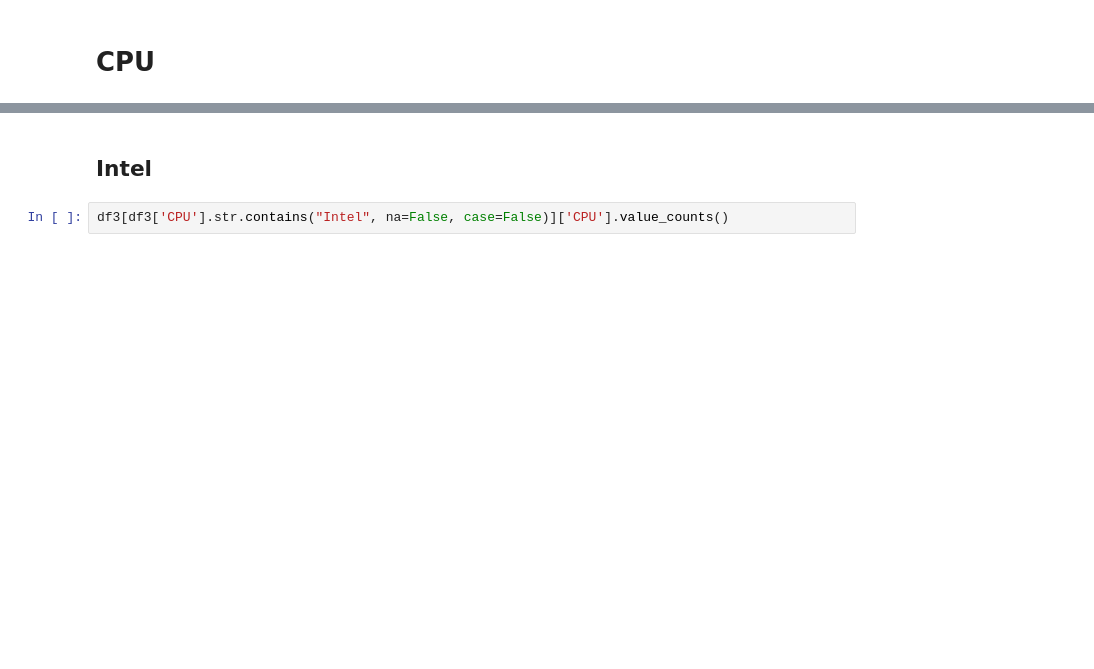
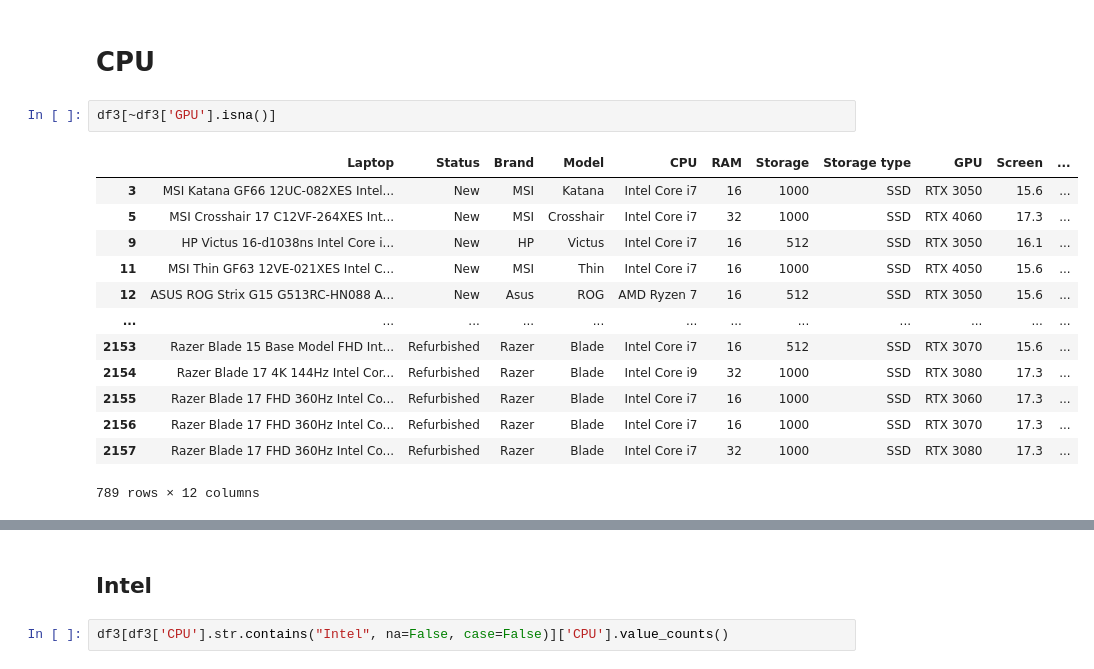
Before and after one commit to M4tchaa/lappick-ml, a Jupyter notebook: explore_dataset.ipynb, the cells around one changed output, grey strips where cells are left out. Saved outputs shown, nothing was run; the diff lists cells and outputs as text; blank space fills up the shorter version.

```diff
--- a/explore_dataset.ipynb
+++ b/explore_dataset.ipynb
@@ -66,2 +161,18 @@ df3
 # %% [markdown]
 # CPU
+# %%
+df3[~df3['GPU'].isna()]
+# %% [output]
+|  | Laptop | Status | Brand | Model | CPU | RAM | Storage | Storage type | GPU | Screen | ... |
+| 3 | MSI Katana GF66 12UC-082XES Intel... | New | MSI | Katana | Intel Core i7 | 16 | 1000 | SSD | RTX 3050 | 15.6 | ... |
+| 5 | MSI Crosshair 17 C12VF-264XES Int... | New | MSI | Crosshair | Intel Core i7 | 32 | 1000 | SSD | RTX 4060 | 17.3 | ... |
+| 9 | HP Victus 16-d1038ns Intel Core i... | New | HP | Victus | Intel Core i7 | 16 | 512 | SSD | RTX 3050 | 16.1 | ... |
+| 11 | MSI Thin GF63 12VE-021XES Intel C... | New | MSI | Thin | Intel Core i7 | 16 | 1000 | SSD | RTX 4050 | 15.6 | ... |
+| 12 | ASUS ROG Strix G15 G513RC-HN088 A... | New | Asus | ROG | AMD Ryzen 7 | 16 | 512 | SSD | RTX 3050 | 15.6 | ... |
+| ... | ... | ... | ... | ... | ... | ... | ... | ... | ... | ... | ... |
+| 2153 | Razer Blade 15 Base Model FHD Int... | Refurbished | Razer | Blade | Intel Core i7 | 16 | 512 | SSD | RTX 3070 | 15.6 | ... |
+| 2154 | Razer Blade 17 4K 144Hz Intel Cor... | Refurbished | Razer | Blade | Intel Core i9 | 32 | 1000 | SSD | RTX 3080 | 17.3 | ... |
+| 2155 | Razer Blade 17 FHD 360Hz Intel Co... | Refurbished | Razer | Blade | Intel Core i7 | 16 | 1000 | SSD | RTX 3060 | 17.3 | ... |
+| 2156 | Razer Blade 17 FHD 360Hz Intel Co... | Refurbished | Razer | Blade | Intel Core i7 | 16 | 1000 | SSD | RTX 3070 | 17.3 | ... |
+| 2157 | Razer Blade 17 FHD 360Hz Intel Co... | Refurbished | Razer | Blade | Intel Core i7 | 32 | 1000 | SSD | RTX 3080 | 17.3 | ... |
+789 rows × 12 columns
```
Also changed, not shown: parts of 40 cells of this notebook, 1 other file.
